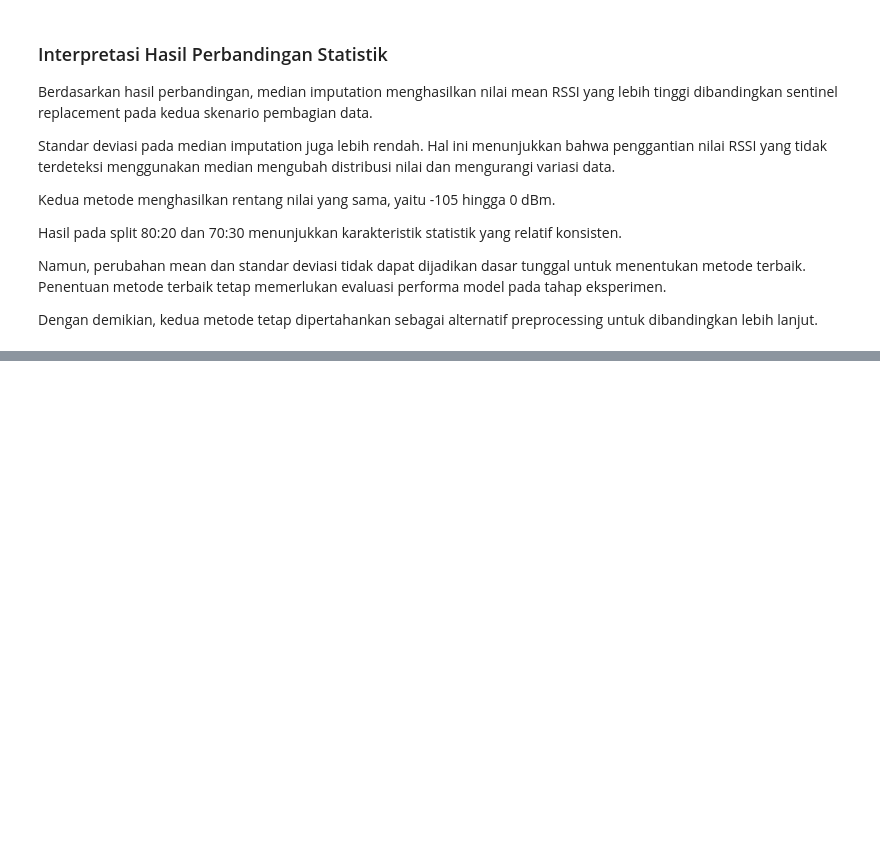
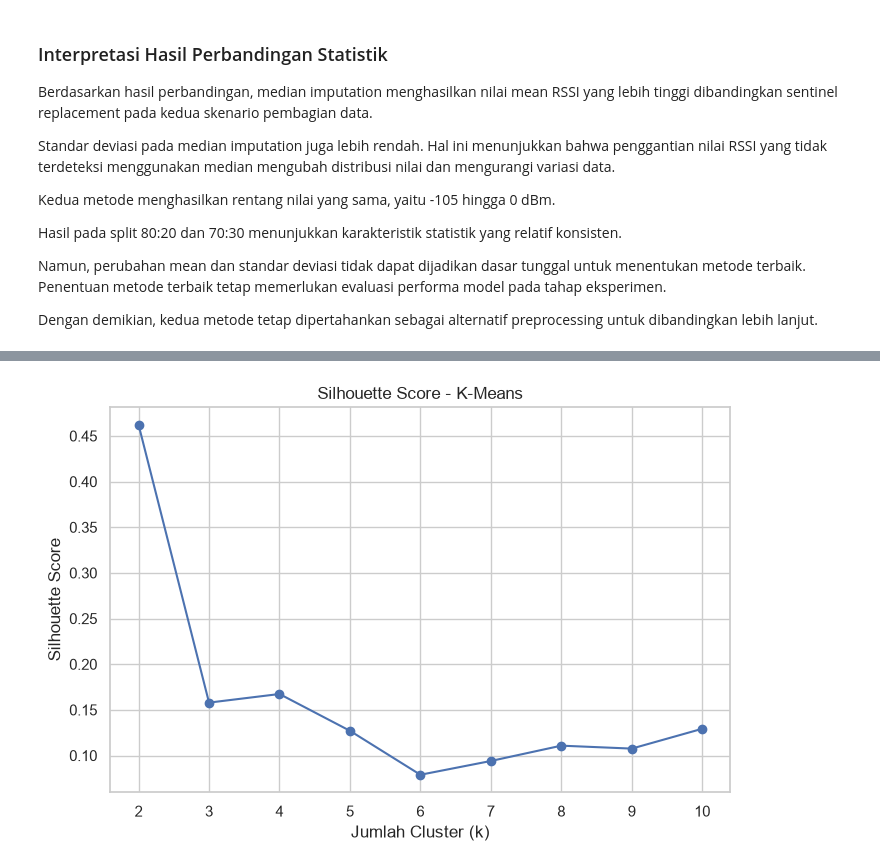
Before and after one commit to Fadhlrahman/TUBES-DEEP-LEARNING, a Jupyter notebook: telco.ipynb, the cells around one changed output, grey strips where cells are left out. Cells and saved outputs as stored; diff of their text form; code cells hidden in the pictures; blank space fills up the shorter version.

```diff
--- a/telco.ipynb
+++ b/telco.ipynb
@@ -1380,0 +1514,17 @@ Dengan demikian, kedua metode tetap dipertahankan sebagai alternatif preprocessi
+# %%
+plt.figure(figsize=(8, 5))
+
+plt.plot(
+    list(k_values),
+    silhouette_values,
+    marker="o"
+)
+
+plt.xlabel("Jumlah Cluster (k)")
+plt.ylabel("Silhouette Score")
+plt.title("Silhouette Score - K-Means")
+plt.xticks(list(k_values))
+plt.grid(True)
+plt.show()
+# %% [output]
+[figure, added]
```
Also changed, not shown: parts of 34 cells of this notebook.
